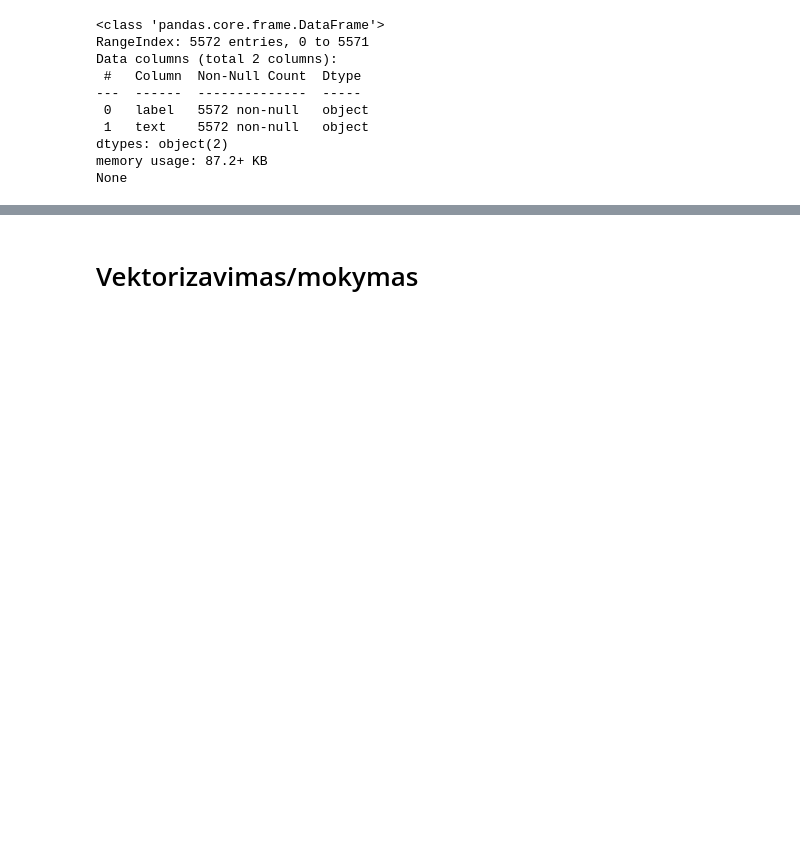
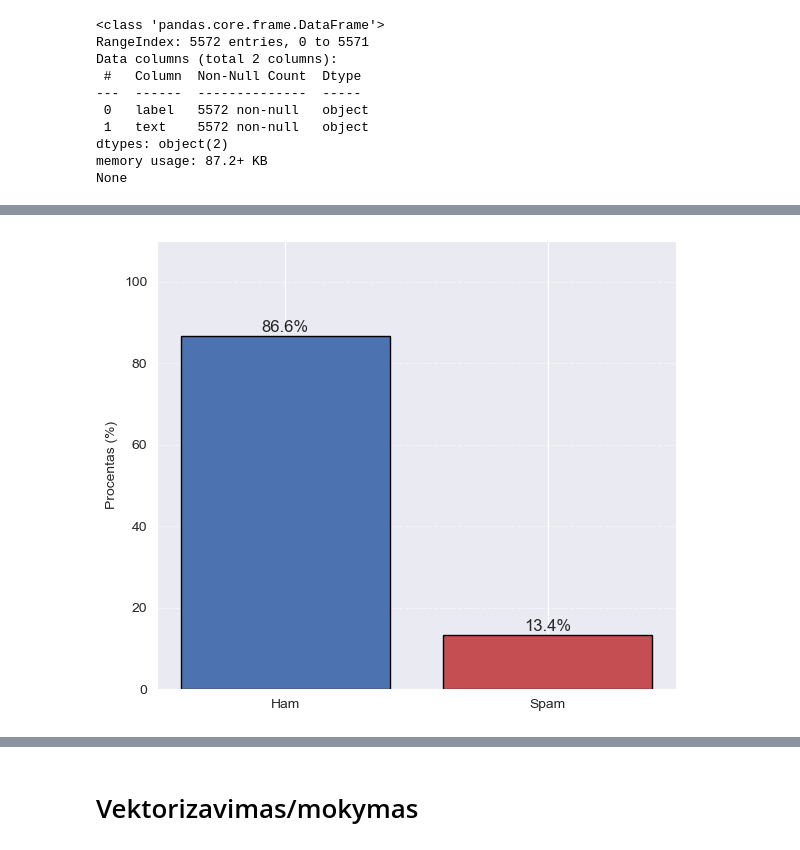
Before and after one commit to Sitri397/NLP, a Jupyter notebook: NLP.ipynb, the cells around one changed output, grey strips where cells are left out. Cells and saved outputs as stored; diff of their text form; code cells hidden in the pictures; blank space fills up the shorter version.

```diff
--- a/NLP.ipynb
+++ b/NLP.ipynb
@@ -54,3 +56,22 @@ print(df.head())
+# %%
+# Suskaičiuojame kiekvieną klasę
+counts = df['label'].value_counts(normalize=True) * 100  # procentai
+
+# Sukuriame bar plot
+plt.figure(figsize=(6, 5))
+plt.bar(['Ham', 'Spam'], counts, color=['#4C72B0', '#C44E52'], edgecolor='black')
+
+# Pridedame procentus virš barų
+for i, val in enumerate(counts):
+    plt.text(i, val + 1, f'{val:.1f}%', ha='center', fontsize=12)
+
+plt.ylabel('Procentas (%)')
+plt.ylim(0, 110)
+plt.grid(axis='y', linestyle='--', alpha=0.5)
+plt.tight_layout()
+plt.show()
+# %% [output]
+[figure, added]
 # %%
 df['word_count'] = df['text'].apply(lambda x: len([w for w in str(x).split() if w.isalpha()]))
 
```
Also changed, not shown: parts of 12 cells of this notebook.
